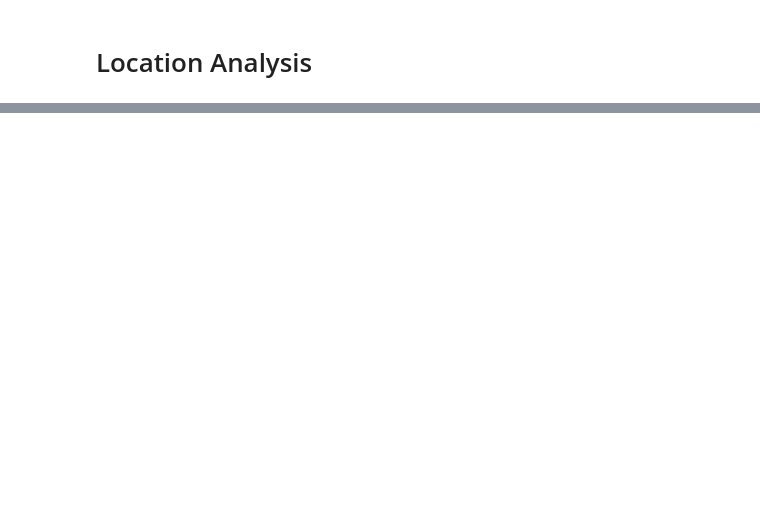
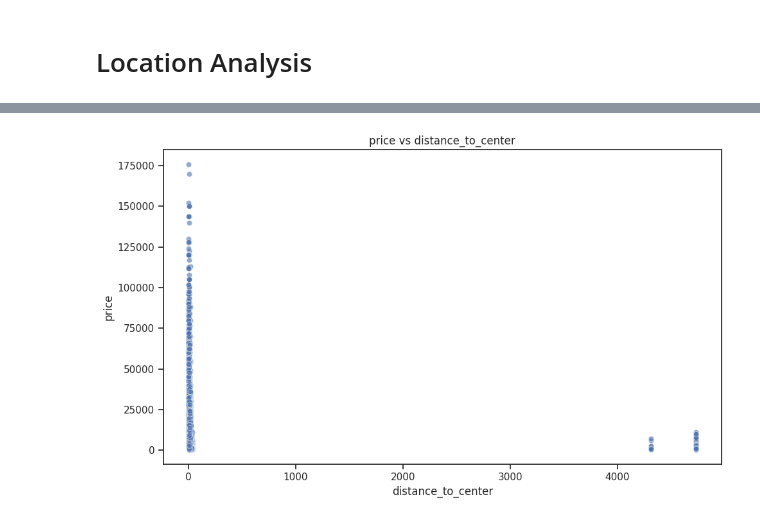
Before and after one commit to kcnewman/ares, a Jupyter notebook: notebooks/02_eda.ipynb, the cells around one changed output, grey strips where cells are left out. Drawn from its saved outputs; the diff is of its cells as text; code cells hidden in the pictures; blank space fills up the shorter version.

```diff
--- a/notebooks/02_eda.ipynb
+++ b/notebooks/02_eda.ipynb
@@ -123,0 +218,20 @@ df_top_cities
+# %%
+# Proximity to city center (CANTONMENTS)
+CENTER = [5.577412, -0.178909]
+
+
+def distance(lat, lng):
+    """Calcualte distance between CENTER and any points using great circle distance
+
+    Args:
+        lat (_type_): Latitude of point
+        lng (_type_): Longitude of point
+    """
+    return great_circle(CENTER, (lat, lng)).km
+
+
+df["distance_to_center"] = df.apply(lambda x: distance(x.lat, x.lng), axis=1)
+# %%
+plot_scatter(df=df, x="distance_to_center", y="price")
+# %% [output]
+[figure, added]
```
Also changed, not shown: parts of 21 cells of this notebook, 7 other files.
